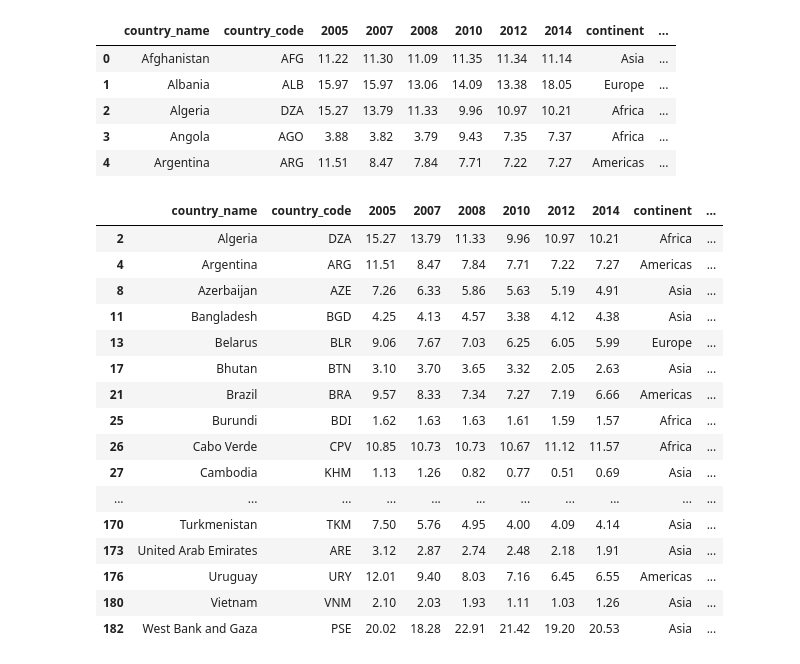
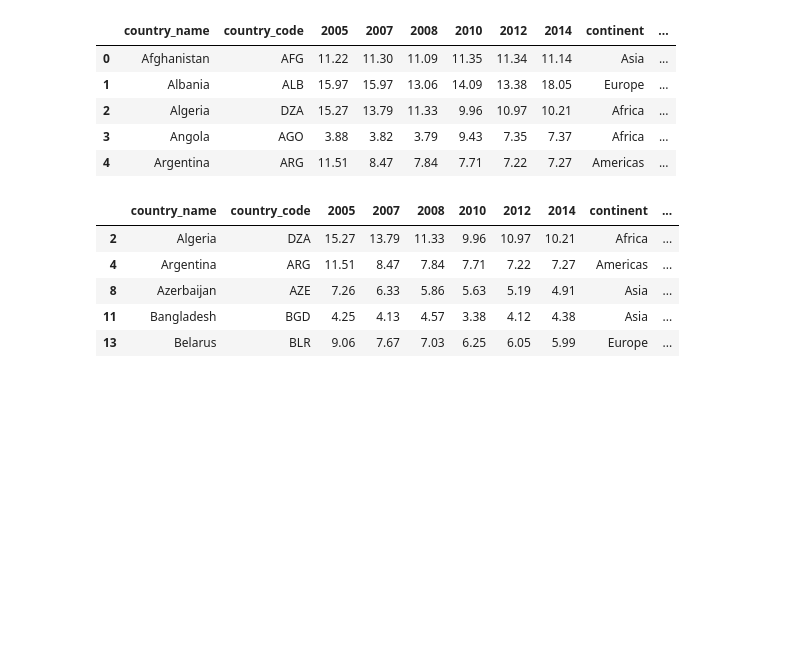
Before and after one commit to akhiltejareddy01/Analyzing_predicting_unemployment_across_world, a Jupyter notebook: Business Case Studies/financial_crisis_2k7_2k8.ipynb, the cells around one changed output. Cells and saved outputs as stored; diff of their text form; code cells hidden in the pictures; blank space fills up the shorter version.

```diff
--- a/Business Case Studies/financial_crisis_2k7_2k8.ipynb
+++ b/Business Case Studies/financial_crisis_2k7_2k8.ipynb
@@ -114,24 +116,13 @@ data_fc.head(186)
 data_fc.to_csv('data_fc.csv')
 # %%
 data_recovered_2010 = data_fc[(data_fc['post_financial']>0) ] #fetching all countries that are recovered in 2010
-data_recovered_2010
+data_recovered_2010.head()
 # %% [output]
 |  | country_name | country_code | 2005 | 2007 | 2008 | 2010 | 2012 | 2014 | continent | ... |
 | 2 | Algeria | DZA | 15.27 | 13.79 | 11.33 | 9.96 | 10.97 | 10.21 | Africa | ... |
 | 4 | Argentina | ARG | 11.51 | 8.47 | 7.84 | 7.71 | 7.22 | 7.27 | Americas | ... |
 | 8 | Azerbaijan | AZE | 7.26 | 6.33 | 5.86 | 5.63 | 5.19 | 4.91 | Asia | ... |
 | 11 | Bangladesh | BGD | 4.25 | 4.13 | 4.57 | 3.38 | 4.12 | 4.38 | Asia | ... |
 | 13 | Belarus | BLR | 9.06 | 7.67 | 7.03 | 6.25 | 6.05 | 5.99 | Europe | ... |
-| 17 | Bhutan | BTN | 3.10 | 3.70 | 3.65 | 3.32 | 2.05 | 2.63 | Asia | ... |
-| 21 | Brazil | BRA | 9.57 | 8.33 | 7.34 | 7.27 | 7.19 | 6.66 | Americas | ... |
-| 25 | Burundi | BDI | 1.62 | 1.63 | 1.63 | 1.61 | 1.59 | 1.57 | Africa | ... |
-| 26 | Cabo Verde | CPV | 10.85 | 10.73 | 10.73 | 10.67 | 11.12 | 11.57 | Africa | ... |
-| 27 | Cambodia | KHM | 1.13 | 1.26 | 0.82 | 0.77 | 0.51 | 0.69 | Asia | ... |
-| ... | ... | ... | ... | ... | ... | ... | ... | ... | ... | ... |
-| 170 | Turkmenistan | TKM | 7.50 | 5.76 | 4.95 | 4.00 | 4.09 | 4.14 | Asia | ... |
-| 173 | United Arab Emirates | ARE | 3.12 | 2.87 | 2.74 | 2.48 | 2.18 | 1.91 | Asia | ... |
-| 176 | Uruguay | URY | 12.01 | 9.40 | 8.03 | 7.16 | 6.45 | 6.55 | Americas | ... |
-| 180 | Vietnam | VNM | 2.10 | 2.03 | 1.93 | 1.11 | 1.03 | 1.26 | Asia | ... |
-| 182 | West Bank and Gaza | PSE | 20.02 | 18.28 | 22.91 | 21.42 | 19.20 | 20.53 | Asia | ... |
 # %%
 data_recovered_2012 = data_fc[(data_fc['post_financial']<0) & (data_fc['recovered_yr']>0)] #fetching all countries that are recovered in 2012
```
Also changed, not shown: parts of 22 cells of this notebook, 1 other file.
